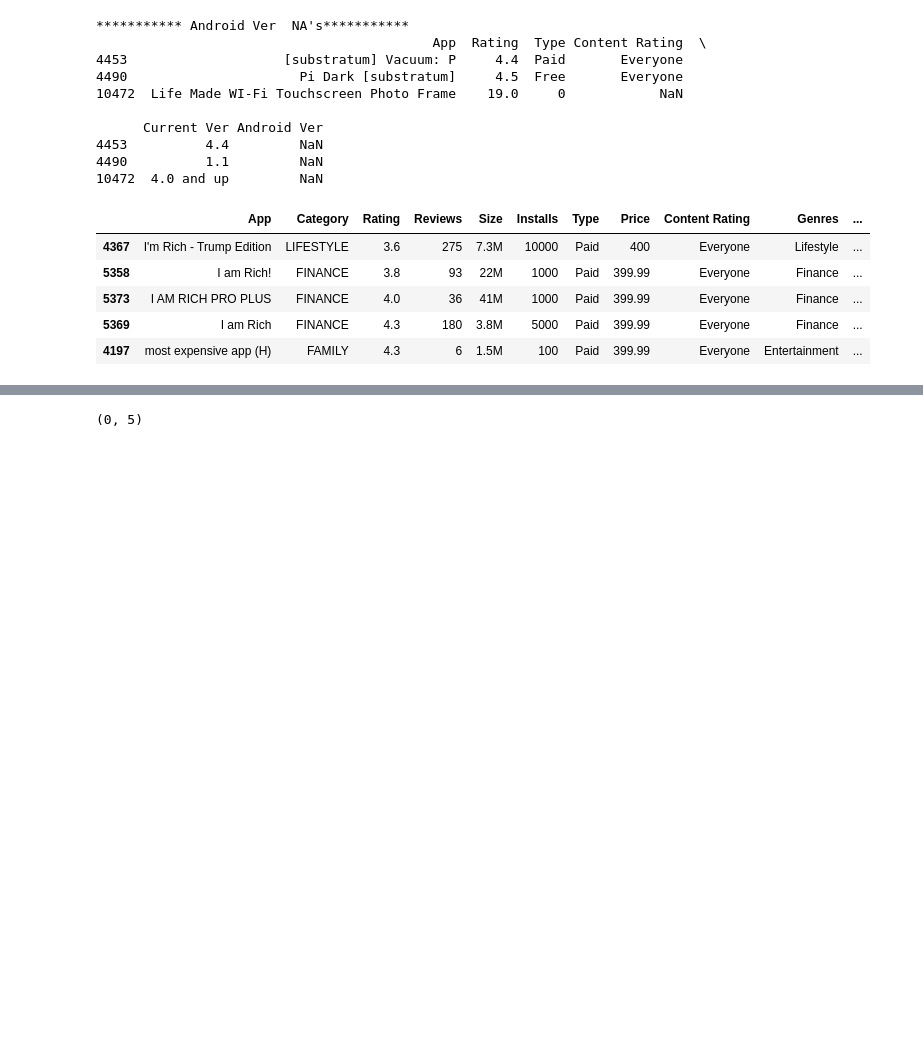
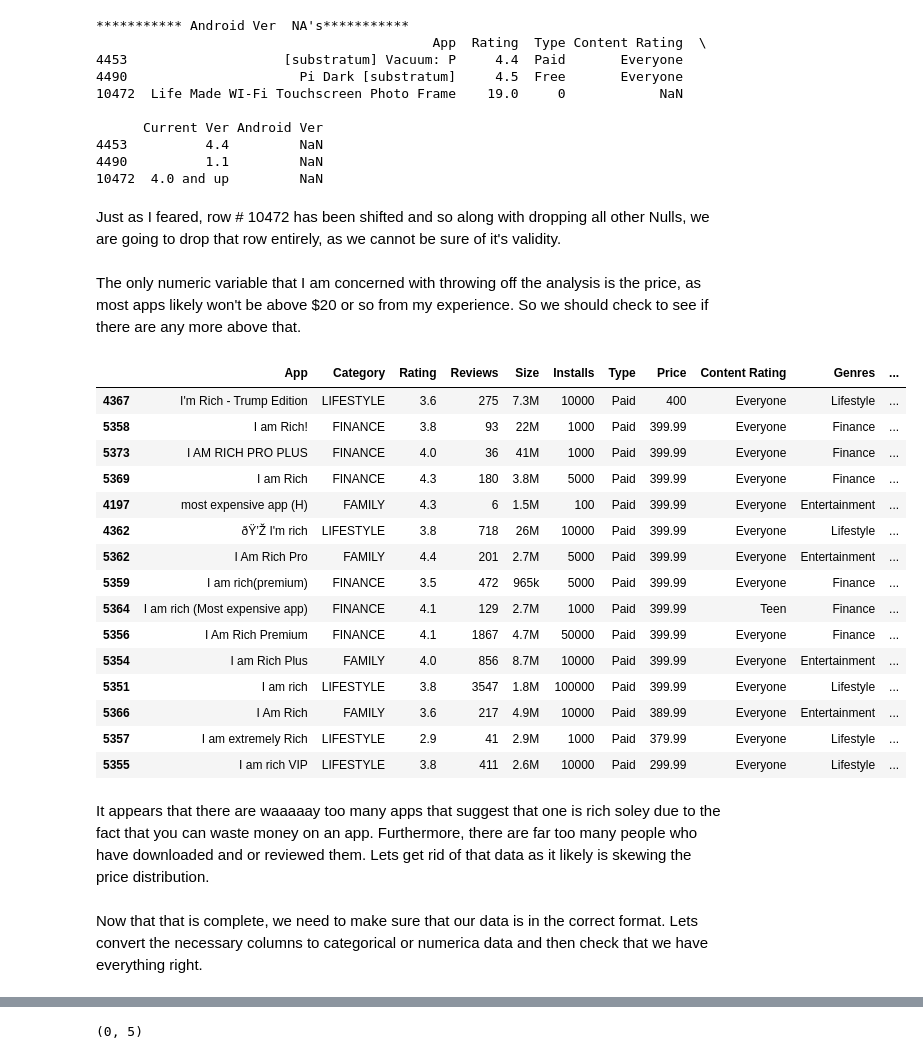
Before and after one commit to georgez-zgeorge/AML_code, a Jupyter notebook: Homework1.1.ipynb, the cells around one changed output, grey strips where cells are left out. Cells and saved outputs as stored; diff of their text form; code cells hidden in the pictures; blank space fills up the shorter version.

```diff
--- a/Homework1.1.ipynb
+++ b/Homework1.1.ipynb
@@ -247,21 +279,37 @@ findnulls('Android Ver')
 4453          4.4         NaN
 4490          1.1         NaN
 10472  4.0 and up         NaN
+# %% [markdown]
+Just as I feared, row # 10472 has been shifted and so along with dropping all other Nulls, we are going to drop that row entirely, as we cannot be sure of it's validity.
 # %%
 #Remove the affecting row
 aapps_df = aapps_df[aapps_df.App != 'Life Made WI-Fi Touchscreen Photo Frame']
 #Drop all other n/a's
 aapps_df = aapps_df.dropna()
+# %% [markdown]
+The only numeric variable that I am concerned with throwing off the analysis is the price, as most apps likely won't be above $20 or so from my experience. So we should check to see if there are any more above that.
 # %%
 #Sort values by Price, high to low
 aapps_df = aapps_df.sort_values('Price',ascending=False)
 #Show first five rows
-aapps_df.head(5)
+aapps_df.head(15)
 # %% [output]
 |  | App | Category | Rating | Reviews | Size | Installs | Type | Price | Content Rating | Genres | ... |
 | 4367 | I'm Rich - Trump Edition | LIFESTYLE | 3.6 | 275 | 7.3M | 10000 | Paid | 400 | Everyone | Lifestyle | ... |
 | 5358 | I am Rich! | FINANCE | 3.8 | 93 | 22M | 1000 | Paid | 399.99 | Everyone | Finance | ... |
 | 5373 | I AM RICH PRO PLUS | FINANCE | 4.0 | 36 | 41M | 1000 | Paid | 399.99 | Everyone | Finance | ... |
 | 5369 | I am Rich | FINANCE | 4.3 | 180 | 3.8M | 5000 | Paid | 399.99 | Everyone | Finance | ... |
 | 4197 | most expensive app (H) | FAMILY | 4.3 | 6 | 1.5M | 100 | Paid | 399.99 | Everyone | Entertainment | ... |
+| 4362 | ðŸ’Ž I'm rich | LIFESTYLE | 3.8 | 718 | 26M | 10000 | Paid | 399.99 | Everyone | Lifestyle | ... |
+| 5362 | I Am Rich Pro | FAMILY | 4.4 | 201 | 2.7M | 5000 | Paid | 399.99 | Everyone | Entertainment | ... |
+| 5359 | I am rich(premium) | FINANCE | 3.5 | 472 | 965k | 5000 | Paid | 399.99 | Everyone | Finance | ... |
+| 5364 | I am rich (Most expensive app) | FINANCE | 4.1 | 129 | 2.7M | 1000 | Paid | 399.99 | Teen | Finance | ... |
+| 5356 | I Am Rich Premium | FINANCE | 4.1 | 1867 | 4.7M | 50000 | Paid | 399.99 | Everyone | Finance | ... |
+| 5354 | I am Rich Plus | FAMILY | 4.0 | 856 | 8.7M | 10000 | Paid | 399.99 | Everyone | Entertainment | ... |
+| 5351 | I am rich | LIFESTYLE | 3.8 | 3547 | 1.8M | 100000 | Paid | 399.99 | Everyone | Lifestyle | ... |
+| 5366 | I Am Rich | FAMILY | 3.6 | 217 | 4.9M | 10000 | Paid | 389.99 | Everyone | Entertainment | ... |
+| 5357 | I am extremely Rich | LIFESTYLE | 2.9 | 41 | 2.9M | 1000 | Paid | 379.99 | Everyone | Lifestyle | ... |
+| 5355 | I am rich VIP | LIFESTYLE | 3.8 | 411 | 2.6M | 10000 | Paid | 299.99 | Everyone | Lifestyle | ... |
+# %% [markdown]
+It appears that there are waaaaay too many apps that suggest that one is rich soley due to the fact that you can waste money on an app. Furthermore, there are far too many people who have downloaded and or reviewed them. Lets get rid of that data as it likely is skewing the price distribution.
 # %%
@@ -271,3 +319,5 @@ aapps_df = aapps_df[aapps_df["Price"] < qPrice]
+# %% [markdown]
+Now that that is complete, we need to make sure that our data is in the correct format. Lets convert the necessary columns to categorical or numerica data and then check that we have everything right.
 # %%
 #Convert the data in each column to the correct types, numeric or categorical
 aapps_df[['Rating','Reviews','Installs','Price']] = aapps_df[['Rating','Reviews','Installs','Price']].apply(pd.to_numeric)
```
Also changed, not shown: parts of 62 cells of this notebook.
